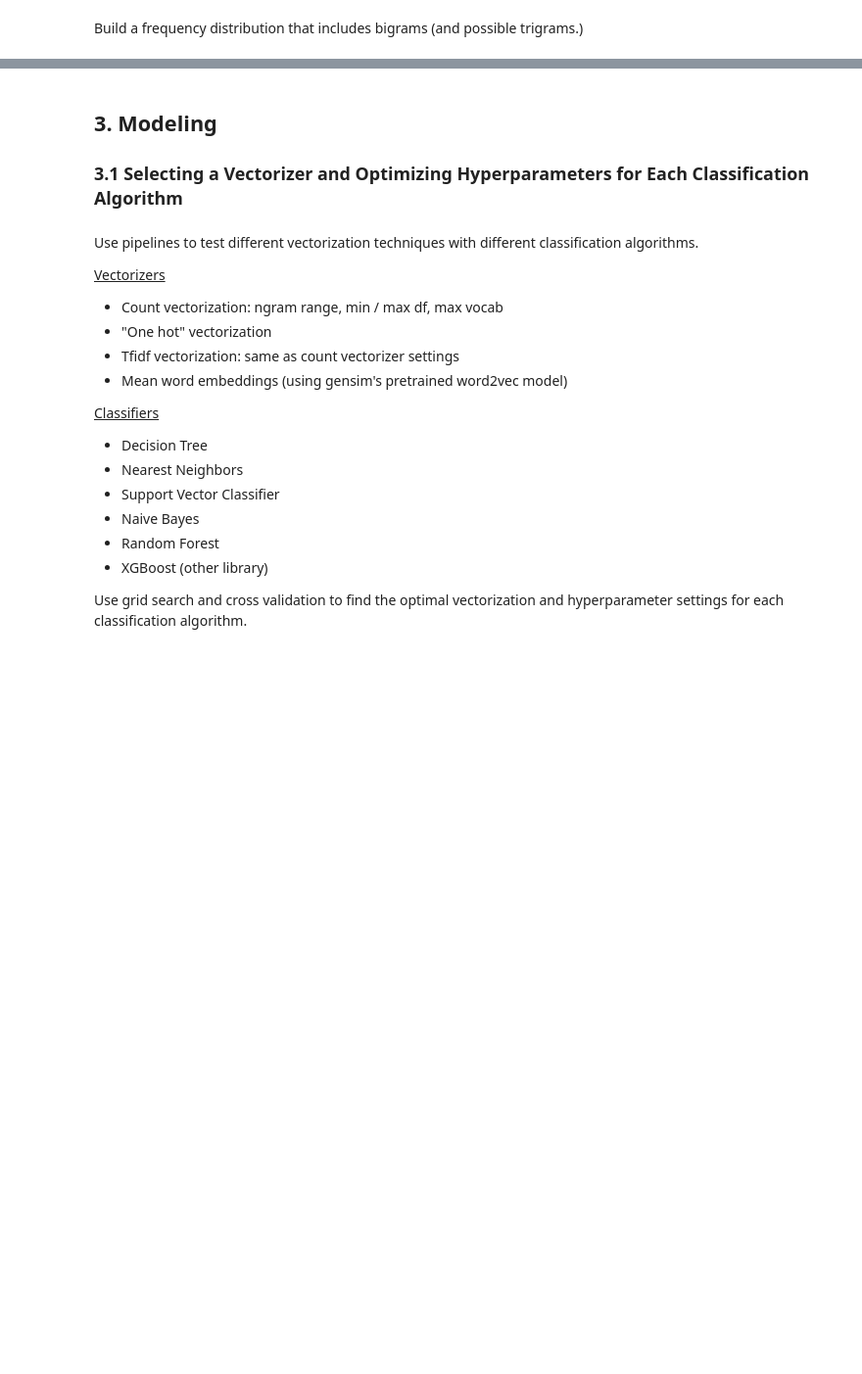
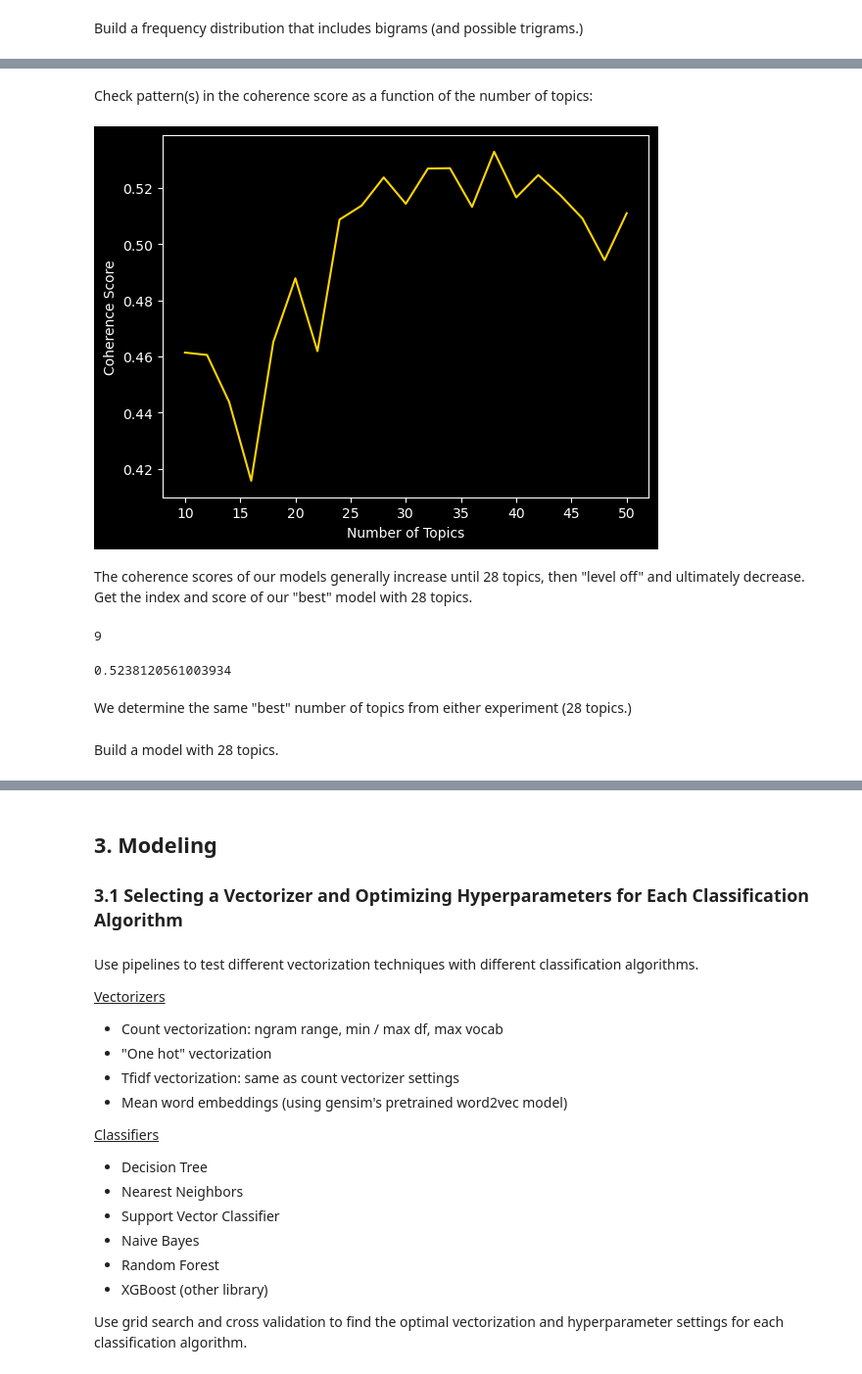
Before and after one commit to ran0027/twitter-sentiment-analysis, a Jupyter notebook: index.ipynb, the cells around one changed output, grey strips where cells are left out. Shown at 98% size. Drawn from its saved outputs; the diff is of its cells as text; code cells hidden in the pictures; blank space fills up the shorter version.

```diff
--- a/index.ipynb
+++ b/index.ipynb
@@ -418,0 +551,6 @@ Adjust stop words removed and lemmatization if needed.
+# %%
+%%time
+
+model_candidates, coherence_values = optimize_num_topics(id2word, corpus, texts, start=10, stop=50)
+
+print(max(coherence_values))
@@ -418,0 +561,24 @@ Adjust stop words removed and lemmatization if needed.
+# %% [markdown]
+Check pattern(s) in the coherence score as a function of the number of topics:
+# %%
+fig, ax = plt.subplots()
+
+sns.lineplot(x=list(range(10, 52, 2)), y=coherence_values)
+ax.set_ylabel('Coherence Score')
+ax.set_xlabel('Number of Topics');
+# %% [output]
+[figure, added]
+# %% [markdown]
+The coherence scores of our models generally increase until 28 topics, then "level off" and ultimately decrease. Get the index and score of our "best" model with 28 topics.
+# %%
+[model.num_topics for model in model_candidates].index(28)
+# %% [output]
+9
+# %%
+coherence_values[9]
+# %% [output]
+0.5238120561003934
+# %% [markdown]
+We determine the same "best" number of topics from either experiment (28 topics.)
+# %% [markdown]
+Build a model with 28 topics.
```
Also changed, not shown: parts of 121 cells of this notebook.
